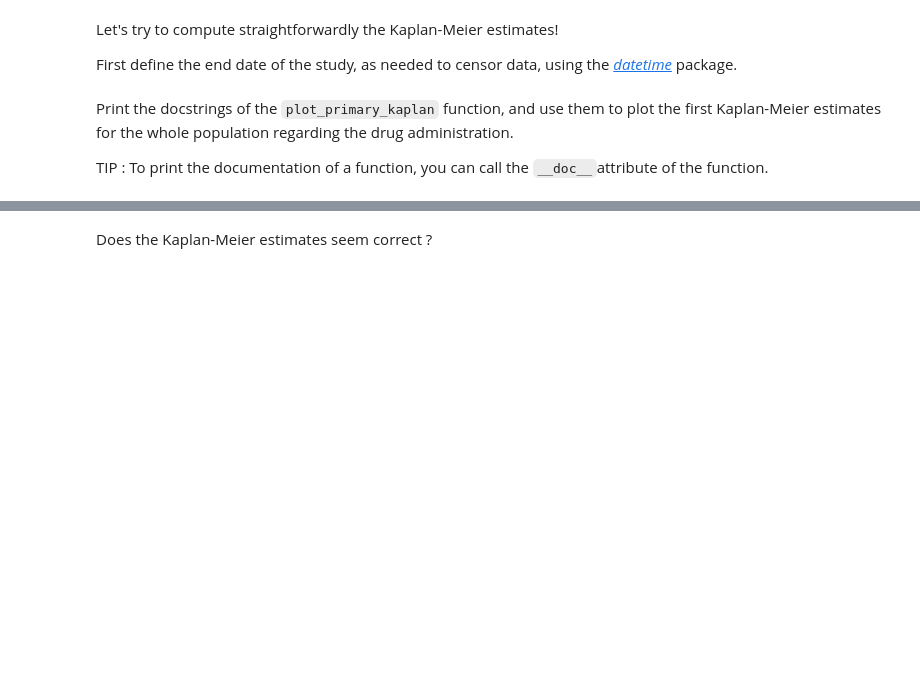
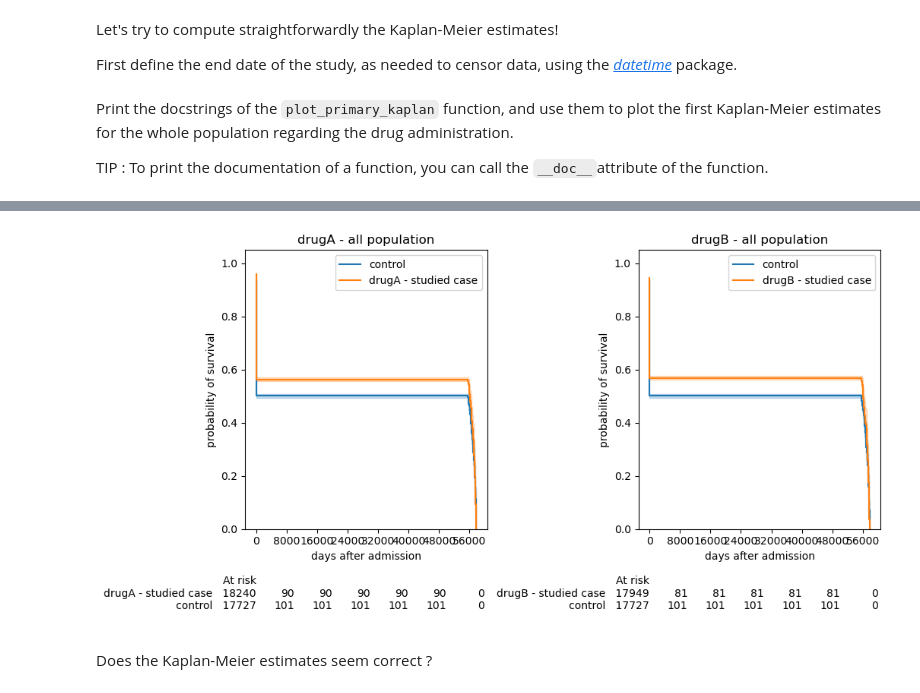
Before and after one commit to LoickChardon/edstuto, a Jupyter notebook: exercises/exercise1/ex1_enonce.ipynb, the cells around one changed output, grey strips where cells are left out. Saved outputs shown, nothing was run; the diff lists cells and outputs as text; code cells hidden in the pictures; blank space fills up the shorter version.

```diff
--- a/exercises/exercise1/ex1_enonce.ipynb
+++ b/exercises/exercise1/ex1_enonce.ipynb
@@ -57,5 +57,6 @@ Let's assume that data were extracted from the CDW on **December 1st, 2025**.
 - Explore the type of each feature of the `df_person` DataFrame with the `.info()` function.
 - Check out the first rows of the DataFrame using the `.head()` function.
 # %%
-df_person = pd.read_pickle('/data/df_person.pkl')
-#TODO
+df_person = pd.read_pickle('data/df_person.pkl')
+df_person.info()
+df_person.head()
@@ -75,0 +95,4 @@ df_visit = #TODO
+# %%
+df_visit = pd.read_pickle('data/df_visit.pkl')
+df_visit.info()
+df_visit.head()
@@ -110,0 +178,4 @@ df_med = nfhlaefhkzl
+# %%
+df_med = pd.read_pickle('data/df_med.pkl')
+df_med.info()
+df_med.head()
@@ -134,3 +222,5 @@ t_end_of_study = #TODO
+# %%
+end_of_study = datetime.date(2025,12,1)
 # %% [markdown]
 Print the docstrings of the `plot_primary_kaplan` function, and use them to plot the first Kaplan-Meier estimates for the whole population regarding the drug administration.
 
@@ -142,3 +248,7 @@ plot_primary_kaplan(#TODO)
+# %%
+plot_primary_kaplan(df_person_kaplan=df_person, list_case=[(df_visit,df_med,"studied case")], t_end_of_study=end_of_study)
+# %% [output]
+[figure, added]
 # %% [markdown]
 Does the Kaplan-Meier estimates seem correct ?
 # %% [markdown]
```
Also changed, not shown: parts of 24 cells of this notebook.
